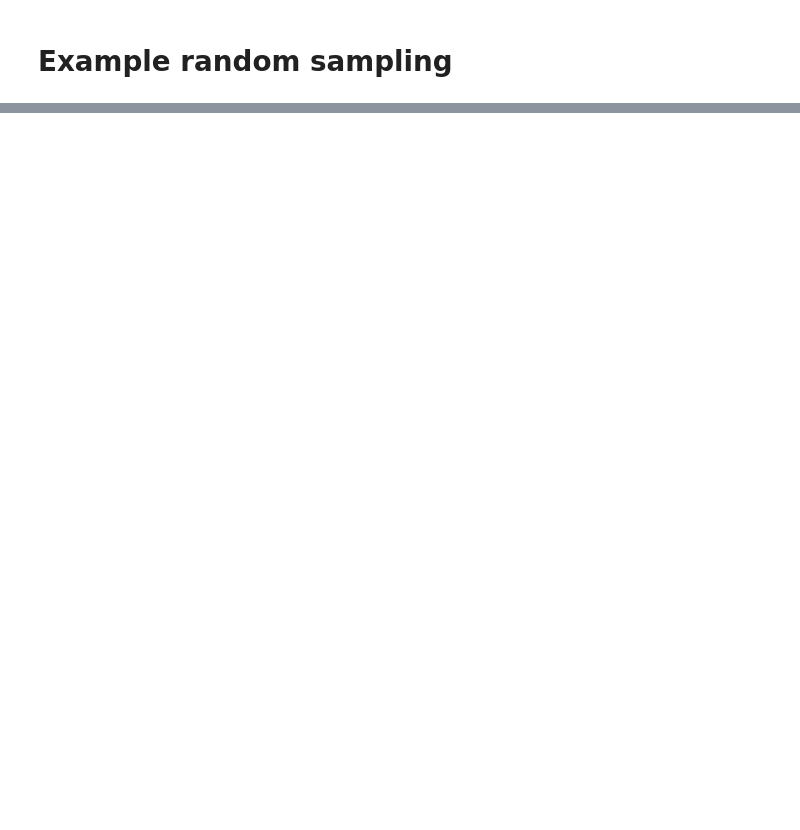
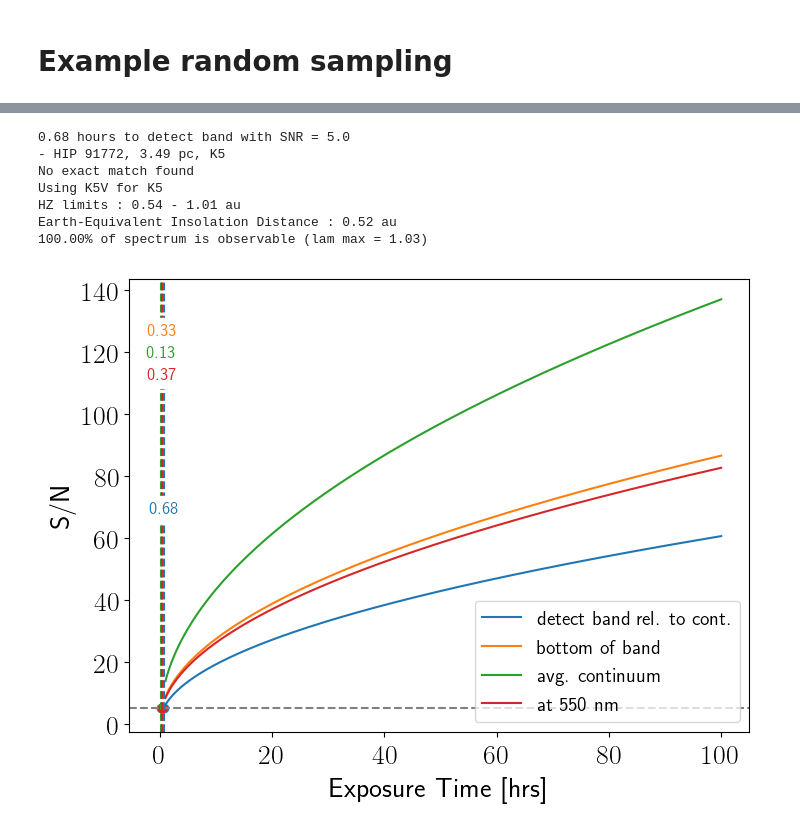
Before and after one commit to jlustigy/luvoir_hec_drm, a Jupyter notebook: notebooks/initial_spectroscopy.ipynb, the cells around one changed output, grey strips where cells are left out. Saved outputs shown, nothing was run; the diff lists cells and outputs as text; code cells hidden in the pictures; blank space fills up the shorter version.

```diff
--- a/notebooks/initial_spectroscopy.ipynb
+++ b/notebooks/initial_spectroscopy.ipynb
@@ -558,8 +662,10 @@ def nsig_intervals(x, intvls=[0.16, 0.5, 0.84]):
     q_m, q_p = q_50-q_l, q_h-q_50
     return q_l, q_50, q_h, q_m, q_p
 # %%
-Xdraw = 400    # Number for unbiased random samples
+Xdraw = 200    # Number for unbiased random samples
 Ndraw = 5      # Number of stars to randomly draw from biased sample
+
+np.random.seed(seed=None)
 
 # Allocate memory for exposure times
 ctime_band = np.zeros((Ndraw, Xdraw))
@@ -580,19 +686,35 @@ for ix in range(Xdraw):
     for i, j in enumerate(idraw):
         #print("HIP %i, %.2f pc, %s " %(hip[j], dist[j], stype[j]))
 
+        # Get index with matching stellar type in stellar properties table
+        imatch = match_stellar_type(stype[j], verbose = False)
+
         # Set system distance
         cn.planet.distance = dist[j]
 
-        # Set stellar spectrum based on type
+        # Set stellar temperature
+        cn.star.Teff = temps[imatch]
 
-        # Set stellar temperature
+        # Set stellar radius
+        cn.star.Rs = rads[imatch]
+
+        # Calculate the Earth-equivalent insolation distance
+        a_eeq = np.sqrt(lums[imatch])
 
         # Set semi-major axis
+        cn.planet.a = a_eeq
+
+        # Set stellar spectrum based on type
+        # Calculate stellar flux at TOA assuming a blackbody
+        Fs = cg.noise_routines.Fstar(lamhr, cn.star.Teff, cn.star.Rs, cn.planet.a, AU=True)
+        #Fs = fstar
 
         # Run count rates
-        cn.run_count_rates(Ahr, lamhr, fstar)
+        cn.run_count_rates(Ahr, lamhr, Fs)
         etimes = determine_exposure_time(cn, [0.88, 1.0], title = "0.96$\mu$m H$_2$O", plot_snr_curves=False, plot_spectrum=False)
         #etime_band, etime_bot, etime_cont, etime_fid = etimes
+
+        # Parse and distribute results
         ctime_band[i, ix] += etimes[0]
         ctime_bot[i, ix] += etimes[1]
         ctime_cont[i, ix] += etimes[2]
@@ -634,0 +880,2 @@ q_50, q_m, q_p
+# %%
+cn.telescope = default_luvoir(architecture="A", channel="NIR")
@@ -634,0 +889,2 @@ q_50, q_m, q_p
+# %%
+etimes = determine_exposure_time(cn, [1.55, 1.63], title = "CO2", plot_snr_curves=True, plot_spectrum=True, wantSNR=5)
@@ -634,0 +987,23 @@ q_50, q_m, q_p
+# %%
+i = np.nanargmin(ctime_band)
+print("%.2f hours to detect band with SNR = %.1f" %(ctime_band[i], wantSNR))
+print("- HIP %i, %.2f pc, %s " %(hip[i], dist[i], stype[i]))
+imatch = match_stellar_type(stype[i])
+a_in = calc_dist(lums[imatch], calc_seff(temps[imatch], S0_inner, inner_edge))
+a_out = calc_dist(lums[imatch], calc_seff(temps[imatch], S0_outer, outer_edge))
+print("HZ limits : %.2f - %.2f au" %(a_in, a_out))
+a_eeq = np.sqrt(lums[imatch])
+print("Earth-Equivalent Insolation Distance : %.2f au" %a_eeq)
+print("%.2f%% of spectrum is observable (lam max = %.2f)" %(100.*pct_obs_iwa[i], lammax_obs_iwa[i]))
+
+cn = prep_ith_star(cn, i)
+etimes = determine_exposure_time(cn, [0.75, 0.78], title = "0.76$\mu$m O$_2$", plot_snr_curves=True, plot_spectrum=True, wantSNR=wantSNR)
+# %% [output]
+0.68 hours to detect band with SNR = 5.0
+- HIP 91772, 3.49 pc, K5
+No exact match found
+Using K5V for K5
+HZ limits : 0.54 - 1.01 au
+Earth-Equivalent Insolation Distance : 0.52 au
+100.00% of spectrum is observable (lam max = 1.03)
+[figure, added]
```
Also changed, not shown: parts of 27 cells of this notebook.
